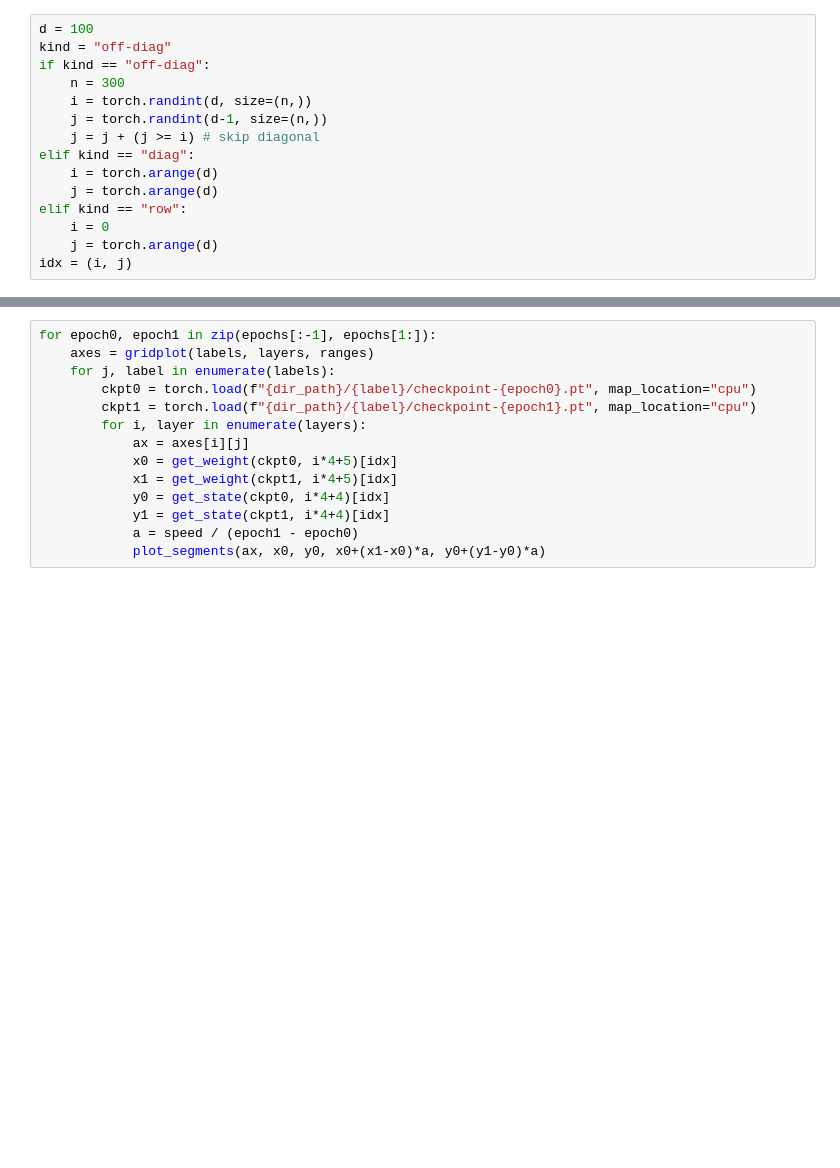
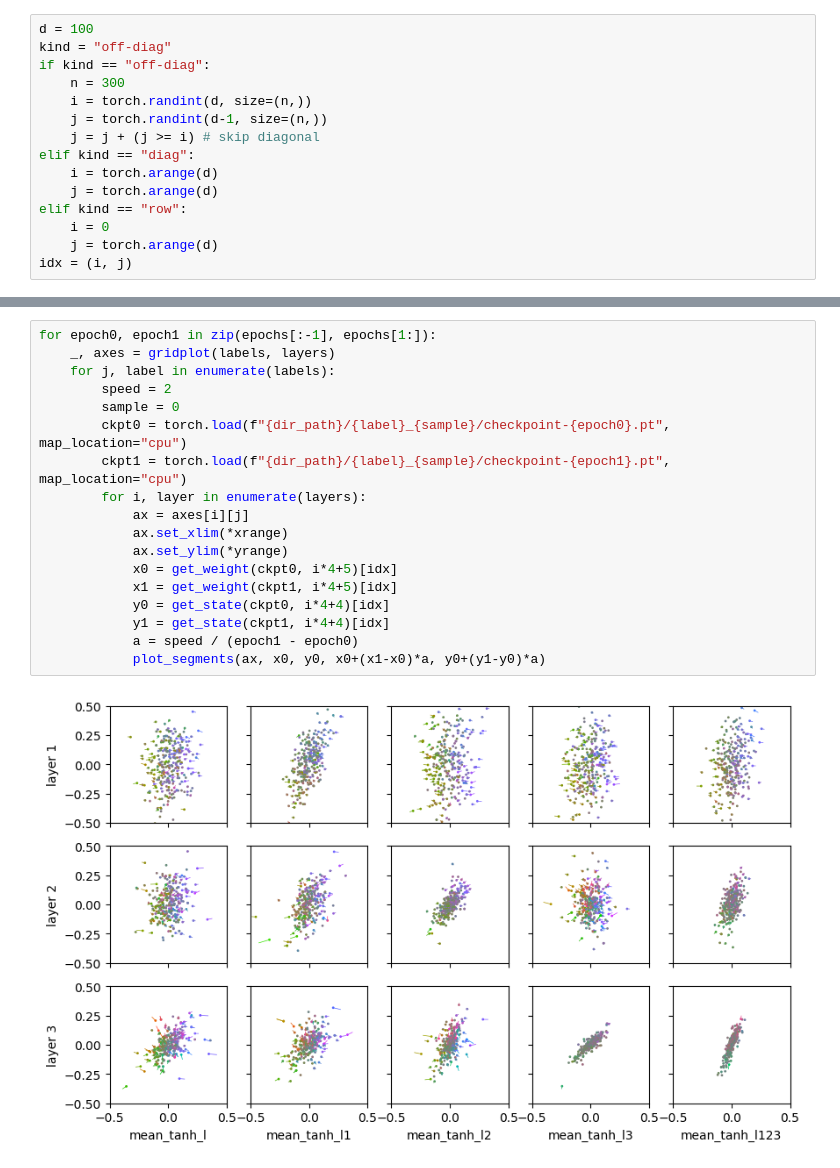
Before and after one commit to yingchenlin/kiln, a Jupyter notebook: grad.ipynb, the cells around one changed output, grey strips where cells are left out. Cells and saved outputs as stored; diff of their text form; blank space fills up the shorter version.

```diff
--- a/grad.ipynb
+++ b/grad.ipynb
@@ -204,14 +264,20 @@ for epoch in epochs:
 # %%
 for epoch0, epoch1 in zip(epochs[:-1], epochs[1:]):
-    axes = gridplot(labels, layers, ranges)
+    _, axes = gridplot(labels, layers)
     for j, label in enumerate(labels):
-        ckpt0 = torch.load(f"{dir_path}/{label}/checkpoint-{epoch0}.pt", map_location="cpu")
-        ckpt1 = torch.load(f"{dir_path}/{label}/checkpoint-{epoch1}.pt", map_location="cpu")
+        speed = 2
+        sample = 0
+        ckpt0 = torch.load(f"{dir_path}/{label}_{sample}/checkpoint-{epoch0}.pt", map_location="cpu")
+        ckpt1 = torch.load(f"{dir_path}/{label}_{sample}/checkpoint-{epoch1}.pt", map_location="cpu")
         for i, layer in enumerate(layers):
             ax = axes[i][j]
+            ax.set_xlim(*xrange)
+            ax.set_ylim(*yrange)
             x0 = get_weight(ckpt0, i*4+5)[idx]
             x1 = get_weight(ckpt1, i*4+5)[idx]
             y0 = get_state(ckpt0, i*4+4)[idx]
             y1 = get_state(ckpt1, i*4+4)[idx]
             a = speed / (epoch1 - epoch0)
             plot_segments(ax, x0, y0, x0+(x1-x0)*a, y0+(y1-y0)*a)
+# %% [output]
+[figure, added]
```
Also changed, not shown: parts of 7 cells of this notebook, 2 other files.
